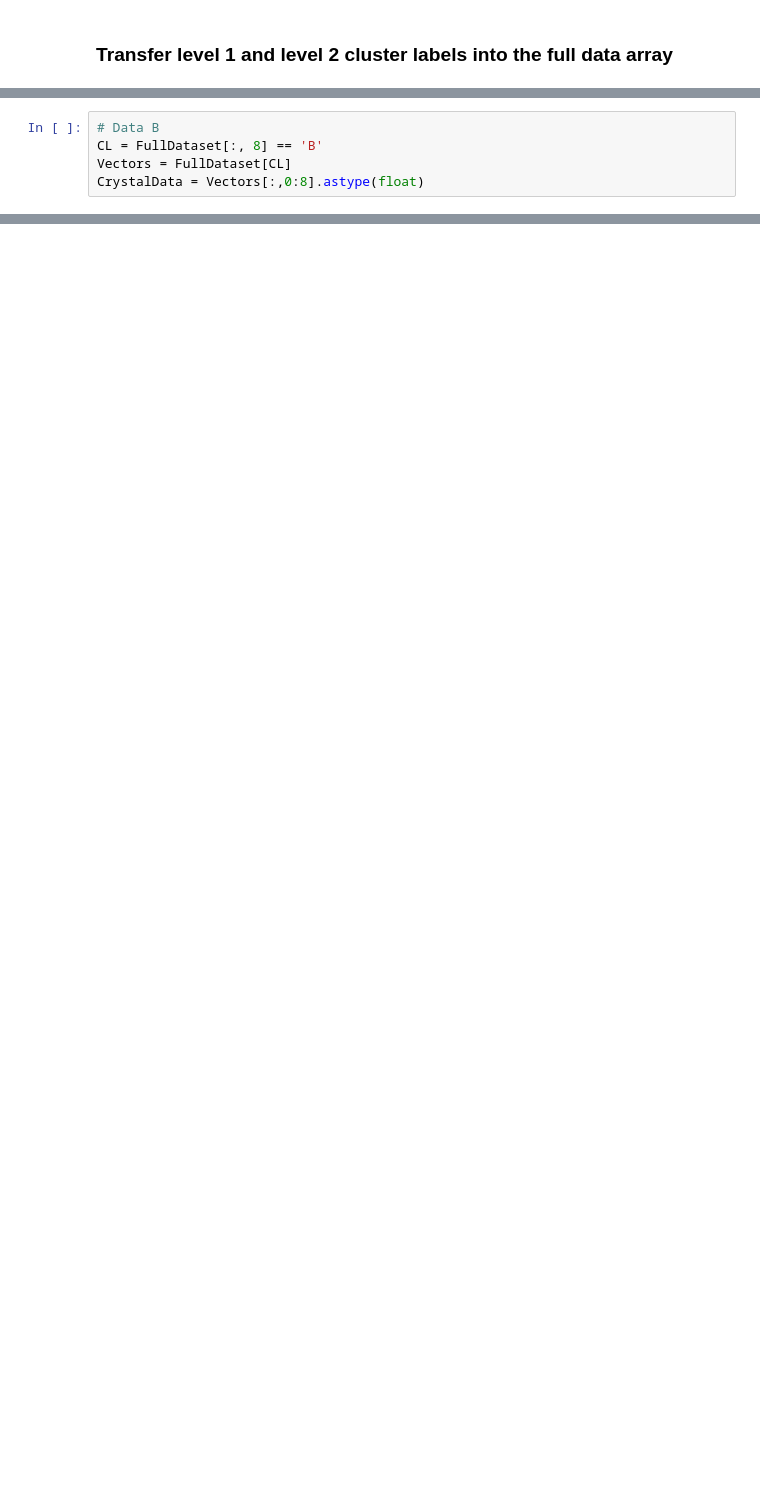
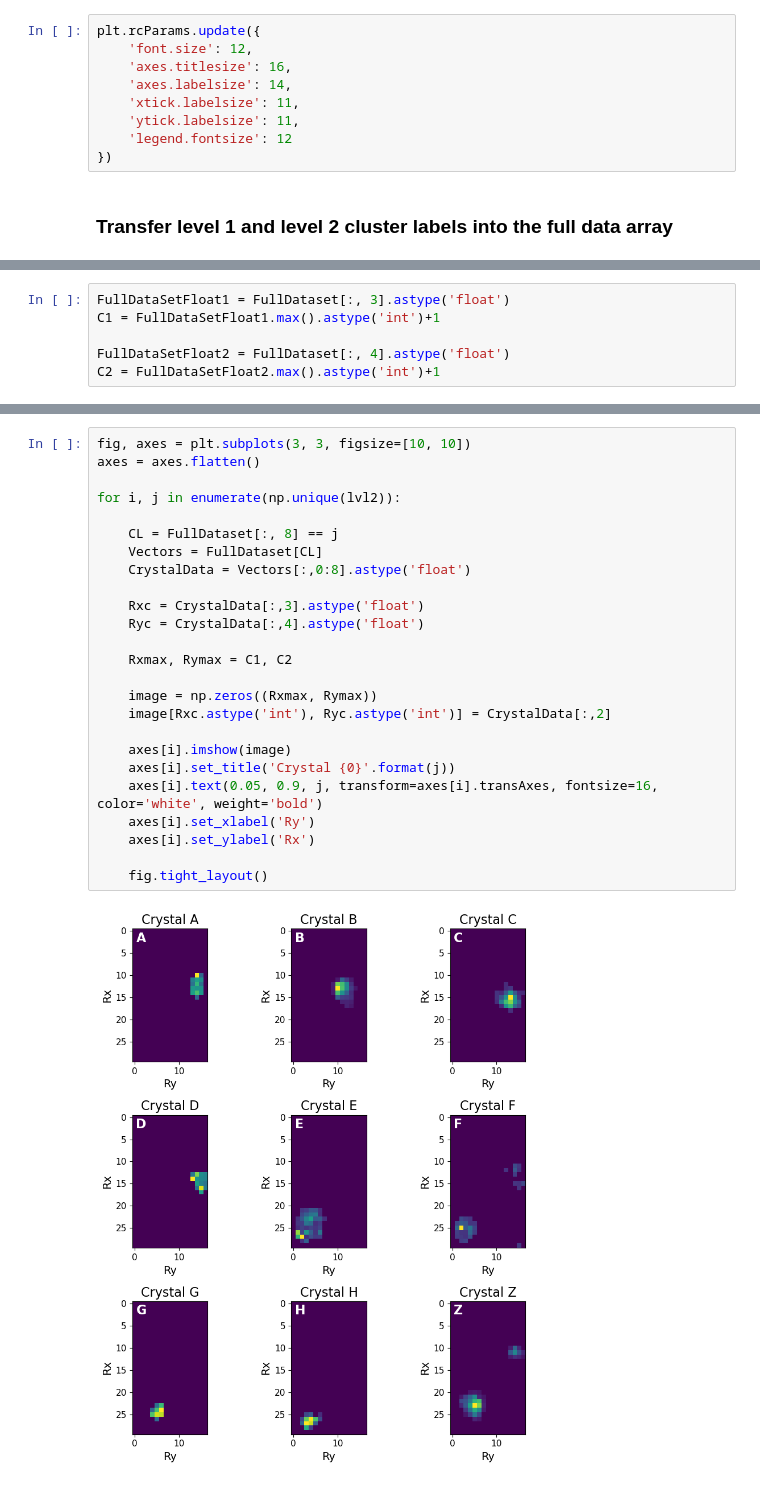
Before and after one commit to 2779765h/ACPP, a Jupyter notebook: Notebooks/4 - Crystal Identification.ipynb, the cells around one changed output, grey strips where cells are left out. Cells and saved outputs as stored; diff of their text form; blank space fills up the shorter version.

```diff
--- a/Notebooks/4 - Crystal Identification.ipynb
+++ b/Notebooks/4 - Crystal Identification.ipynb
@@ -64,2 +77,11 @@ def VirtualImage(Data, Label, Index, savefig = True, figax = None):
+# %%
+plt.rcParams.update({
+    'font.size': 12,
+    'axes.titlesize': 16,
+    'axes.labelsize': 14,
+    'xtick.labelsize': 11,
+    'ytick.labelsize': 11,
+    'legend.fontsize': 12
+})
 # %% [markdown]
 ### Transfer level 1 and level 2 cluster labels into the full data array
@@ -194,5 +87,0 @@ def Cluster_COM(Data, Range, label, Weight=True):
-# %%
-# Data B
-CL = FullDataset[:, 8] == 'B'
-Vectors = FullDataset[CL]
-CrystalData = Vectors[:,0:8].astype(float)
@@ -433,0 +148,6 @@ plt.show()
+# %%
+FullDataSetFloat1 = FullDataset[:, 3].astype('float')
+C1 = FullDataSetFloat1.max().astype('int')+1
+
+FullDataSetFloat2 = FullDataset[:, 4].astype('float')
+C2 = FullDataSetFloat2.max().astype('int')+1
@@ -433,0 +156,27 @@ plt.show()
+# %%
+fig, axes = plt.subplots(3, 3, figsize=[10, 10])
+axes = axes.flatten()
+
+for i, j in enumerate(np.unique(lvl2)):
+
+    CL = FullDataset[:, 8] == j
+    Vectors = FullDataset[CL]
+    CrystalData = Vectors[:,0:8].astype('float')
+
+    Rxc = CrystalData[:,3].astype('float')
+    Ryc = CrystalData[:,4].astype('float')
+
+    Rxmax, Rymax = C1, C2
+
+    image = np.zeros((Rxmax, Rymax))
+    image[Rxc.astype('int'), Ryc.astype('int')] = CrystalData[:,2]
+
+    axes[i].imshow(image)
+    axes[i].set_title('Crystal {0}'.format(j))
+    axes[i].text(0.05, 0.9, j, transform=axes[i].transAxes, fontsize=16, color='white', weight='bold')
+    axes[i].set_xlabel('Ry')
+    axes[i].set_ylabel('Rx')
+
+    fig.tight_layout()
+# %% [output]
+[figure, added]
```
Also changed, not shown: parts of 66 cells of this notebook.
